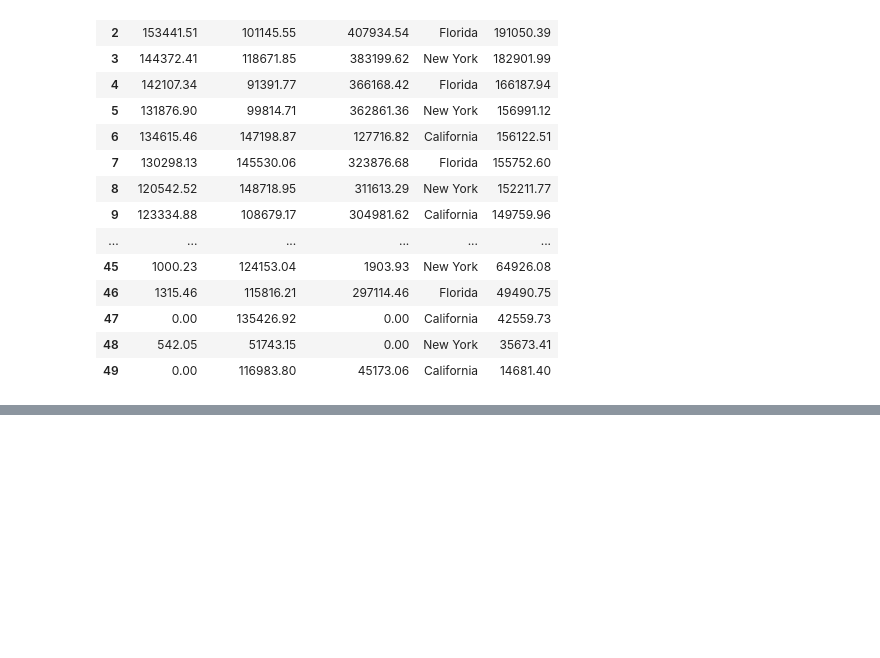
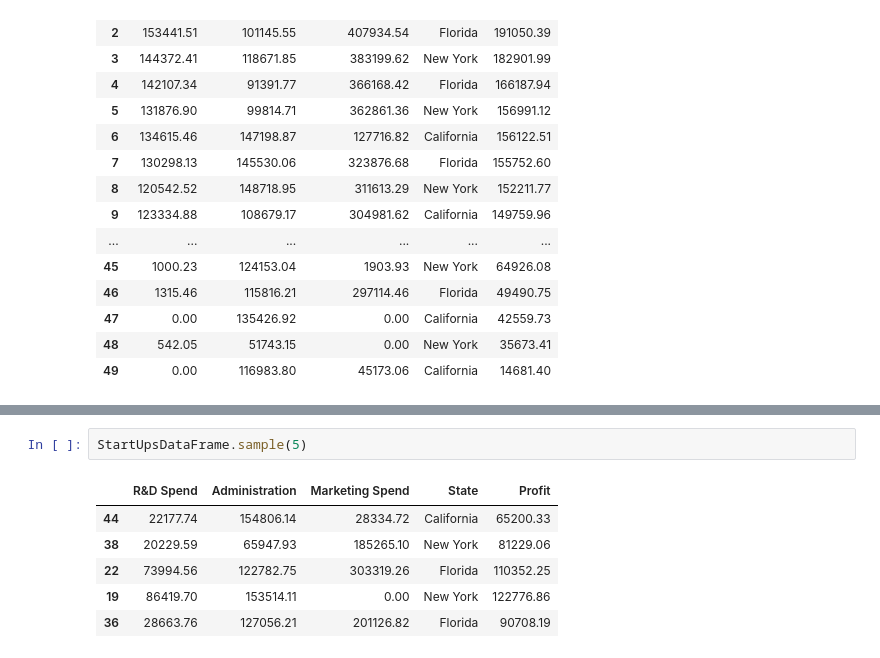
Before and after one commit to jpandersen61/SQLLiteNotebooks, a Jupyter notebook: Dataframe_Basics.ipynb, the cells around one changed output, grey strips where cells are left out. Cells and saved outputs as stored; diff of their text form; blank space fills up the shorter version.

```diff
--- a/Dataframe_Basics.ipynb
+++ b/Dataframe_Basics.ipynb
@@ -45,0 +72,9 @@ StartUpsDataFrame
+# %%
+StartUpsDataFrame.sample(5)
+# %% [output]
+|  | R&D Spend | Administration | Marketing Spend | State | Profit |
+| 44 | 22177.74 | 154806.14 | 28334.72 | California | 65200.33 |
+| 38 | 20229.59 | 65947.93 | 185265.10 | New York | 81229.06 |
+| 22 | 73994.56 | 122782.75 | 303319.26 | Florida | 110352.25 |
+| 19 | 86419.70 | 153514.11 | 0.00 | New York | 122776.86 |
+| 36 | 28663.76 | 127056.21 | 201126.82 | Florida | 90708.19 |
```
Also changed, not shown: parts of 20 cells of this notebook.
